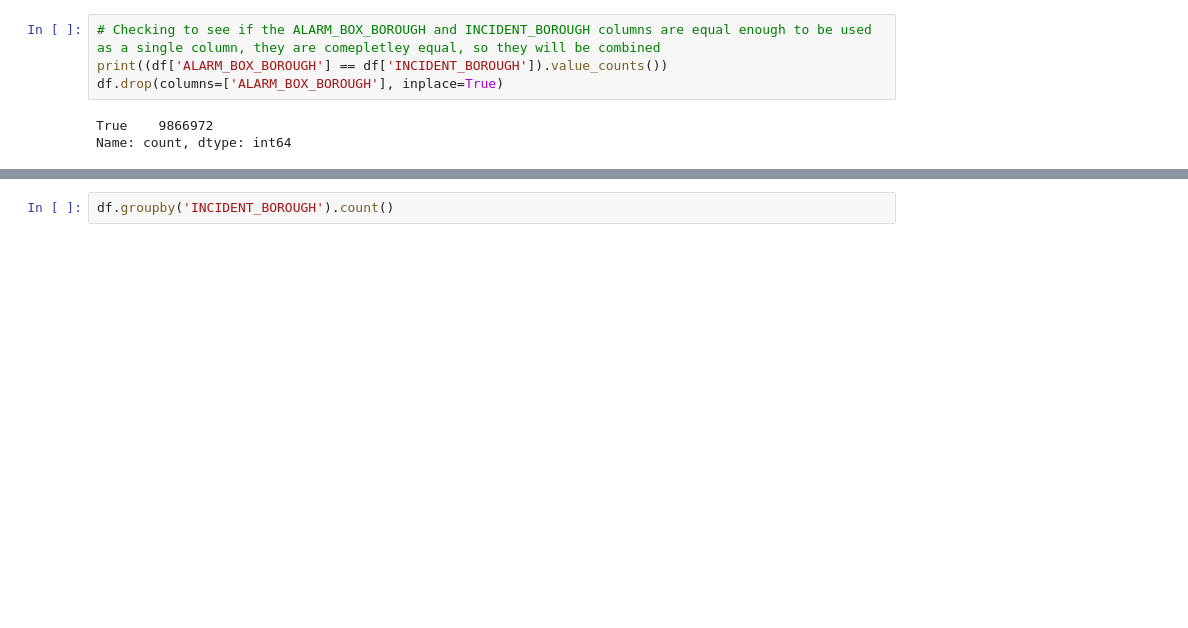
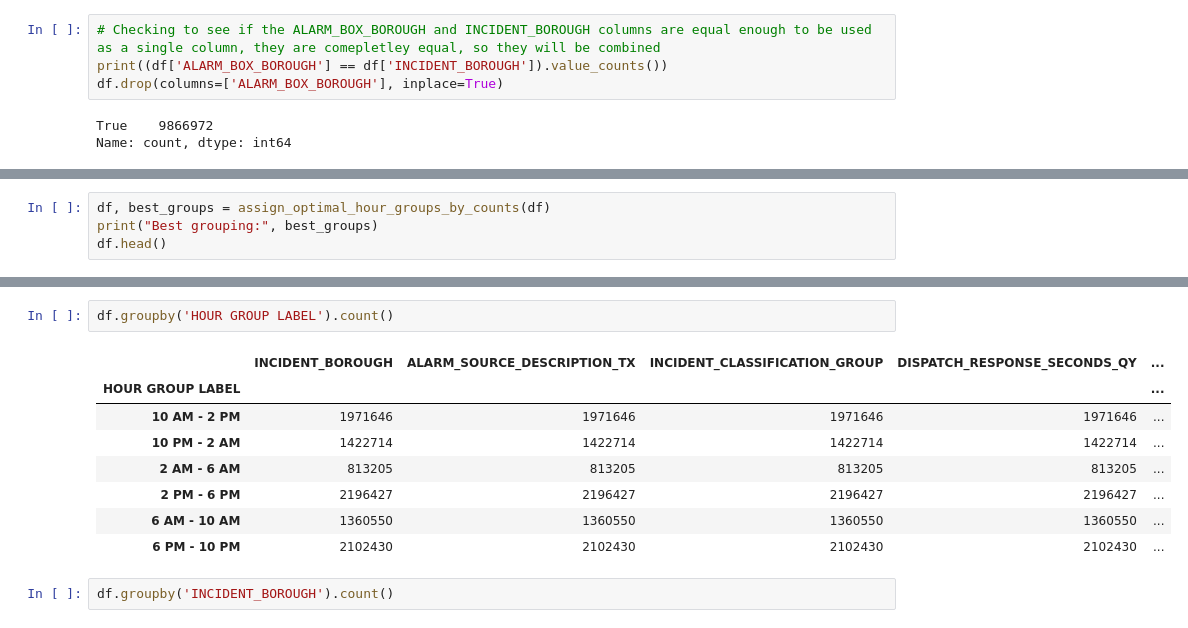
Before and after one commit to 415jason/NYC-Fire-Data, a Jupyter notebook: FireTruckCleaning.ipynb, the cells around one changed output, grey strips where cells are left out. Drawn from its saved outputs; the diff is of its cells as text; blank space fills up the shorter version.

```diff
--- a/FireTruckCleaning.ipynb
+++ b/FireTruckCleaning.ipynb
@@ -43,0 +128,4 @@ Name: count, dtype: int64
+# %%
+df, best_groups = assign_optimal_hour_groups_by_counts(df)
+print("Best grouping:", best_groups)
+df.head()
@@ -44,3 +156,14 @@ Name: count, dtype: int64
+# %%
+df.groupby('HOUR GROUP LABEL').count()
+# %% [output]
+|  | INCIDENT_BOROUGH | ALARM_SOURCE_DESCRIPTION_TX | INCIDENT_CLASSIFICATION_GROUP | DISPATCH_RESPONSE_SECONDS_QY | ... |
+| HOUR GROUP LABEL |  |  |  |  | ... |
+| 10 AM - 2 PM | 1971646 | 1971646 | 1971646 | 1971646 | ... |
+| 10 PM - 2 AM | 1422714 | 1422714 | 1422714 | 1422714 | ... |
+| 2 AM - 6 AM | 813205 | 813205 | 813205 | 813205 | ... |
+| 2 PM - 6 PM | 2196427 | 2196427 | 2196427 | 2196427 | ... |
+| 6 AM - 10 AM | 1360550 | 1360550 | 1360550 | 1360550 | ... |
+| 6 PM - 10 PM | 2102430 | 2102430 | 2102430 | 2102430 | ... |
 # %%
 df.groupby('INCIDENT_BOROUGH').count()
 # %% [output]
```
Also changed, not shown: parts of 10 cells of this notebook.
